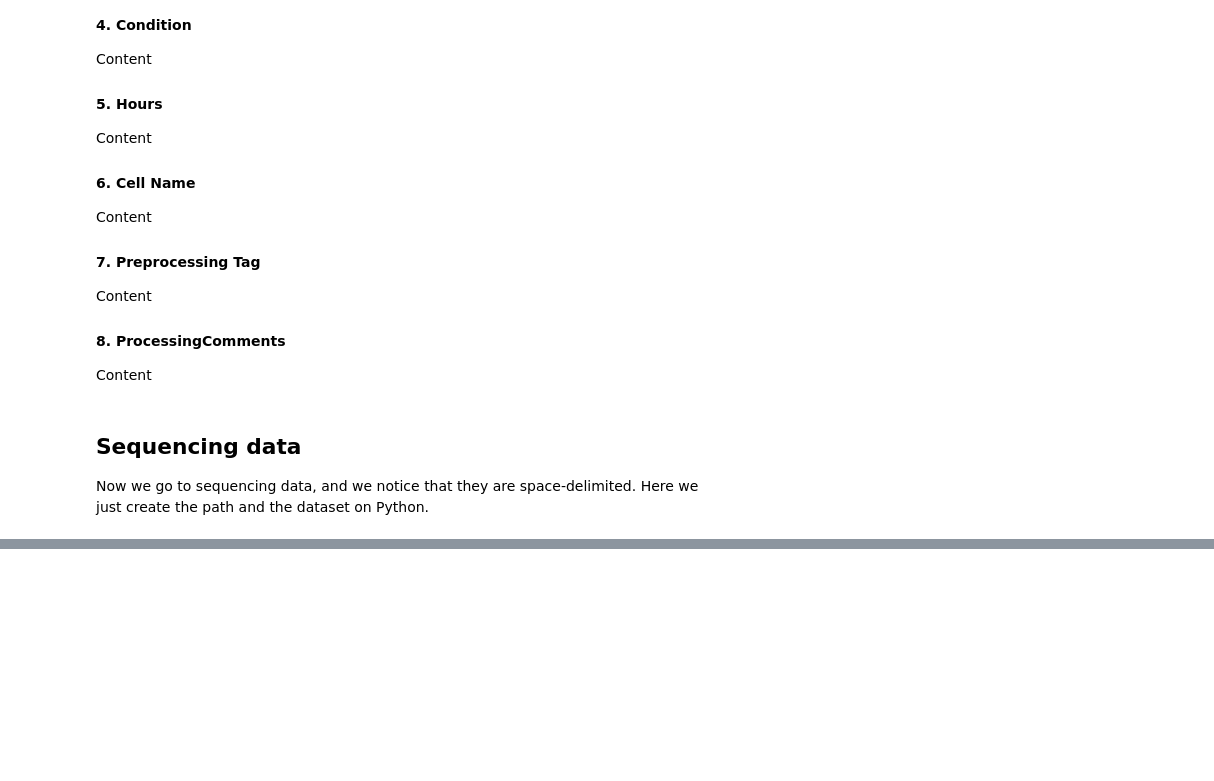
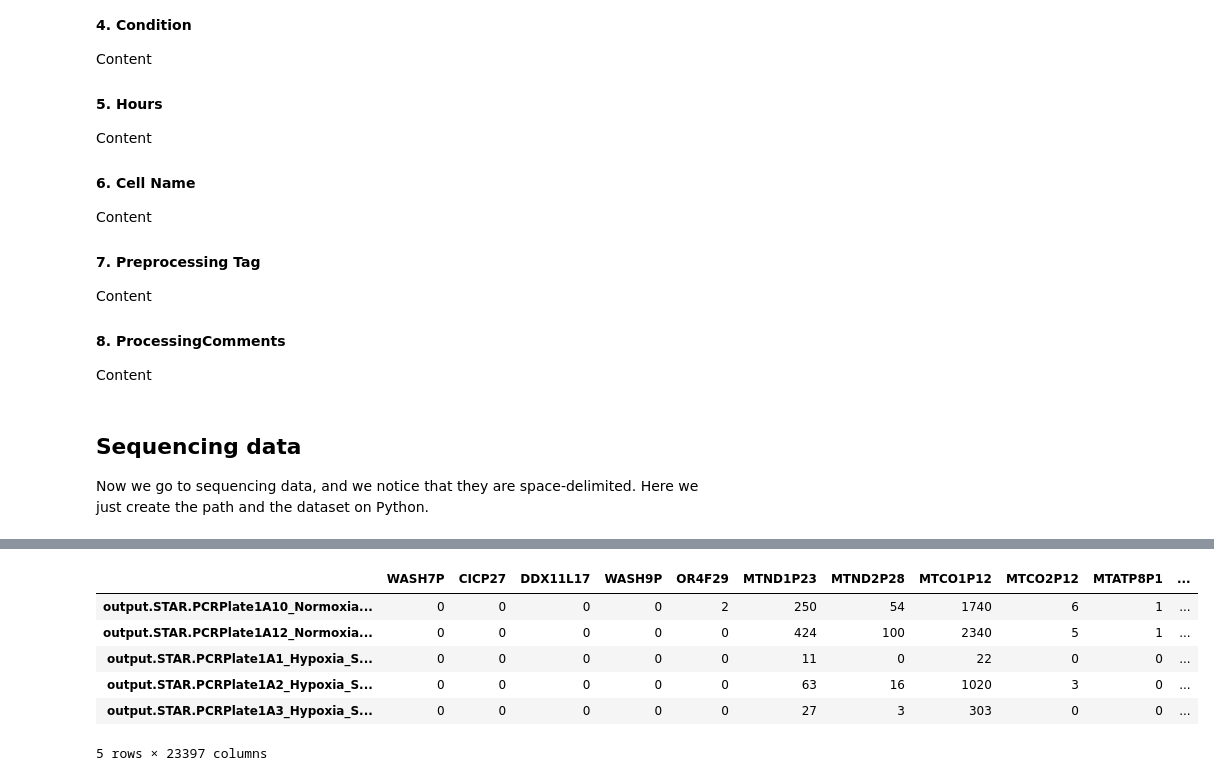
Before and after one commit to eghirardo/ai_lab, a Jupyter notebook: data_proc.ipynb, the cells around one changed output, grey strips where cells are left out. Saved outputs shown, nothing was run; the diff lists cells and outputs as text; code cells hidden in the pictures; blank space fills up the shorter version.

```diff
--- a/data_proc.ipynb
+++ b/data_proc.ipynb
@@ -179,0 +256,7 @@ Dimension: (19503, 1)
+# %%
+# Now we want to add the target column (i.e. the class) to the dataframe, we get the condition from metadata
+print(df_metaH.columns)
+df_metaH.set_index('Filename', inplace=True)
+# Merge the two dataframes with key 'Filename'
+merged_df = pd.merge(df_seq_HUnfilt, df_metaH, left_index=True, right_index=True)
+print(merged_df.columns)
@@ -179,0 +273,5 @@ Dimension: (19503, 1)
+# %%
+columns_todelete = ['Cell Line', 'PCR Plate', 'Pos', 'Hours',
+                    'Cell name', 'PreprocessingTag', 'ProcessingComments']
+merged_df = merged_df.drop(columns=columns_todelete)
+print(merged_df.columns)
@@ -179,0 +285,8 @@ Dimension: (19503, 1)
+# %%
+# Now transform the categorical variable 'Condition' to numerical
+dummy_variables = pd.get_dummies(merged_df['Condition'], prefix='category').astype('int')
+merged = pd.concat([merged_df, dummy_variables], axis=1)
+print(merged.head())
+merged.drop(columns=['category_Hypo', 'Condition'], inplace=True)
+merged.rename(columns={'category_Normo': 'Target'}, inplace=True)
+# Note that 1 = Hypo, 0 = Norm
@@ -179,0 +311,10 @@ Dimension: (19503, 1)
+# %%
+merged.head()
+# %% [output]
+|  | WASH7P | CICP27 | DDX11L17 | WASH9P | OR4F29 | MTND1P23 | MTND2P28 | MTCO1P12 | MTCO2P12 | MTATP8P1 | ... |
+| output.STAR.PCRPlate1A10_Normoxia... | 0 | 0 | 0 | 0 | 2 | 250 | 54 | 1740 | 6 | 1 | ... |
+| output.STAR.PCRPlate1A12_Normoxia... | 0 | 0 | 0 | 0 | 0 | 424 | 100 | 2340 | 5 | 1 | ... |
+| output.STAR.PCRPlate1A1_Hypoxia_S... | 0 | 0 | 0 | 0 | 0 | 11 | 0 | 22 | 0 | 0 | ... |
+| output.STAR.PCRPlate1A2_Hypoxia_S... | 0 | 0 | 0 | 0 | 0 | 63 | 16 | 1020 | 3 | 0 | ... |
+| output.STAR.PCRPlate1A3_Hypoxia_S... | 0 | 0 | 0 | 0 | 0 | 27 | 3 | 303 | 0 | 0 | ... |
+5 rows × 23397 columns
```
Also changed, not shown: parts of 17 cells of this notebook.
